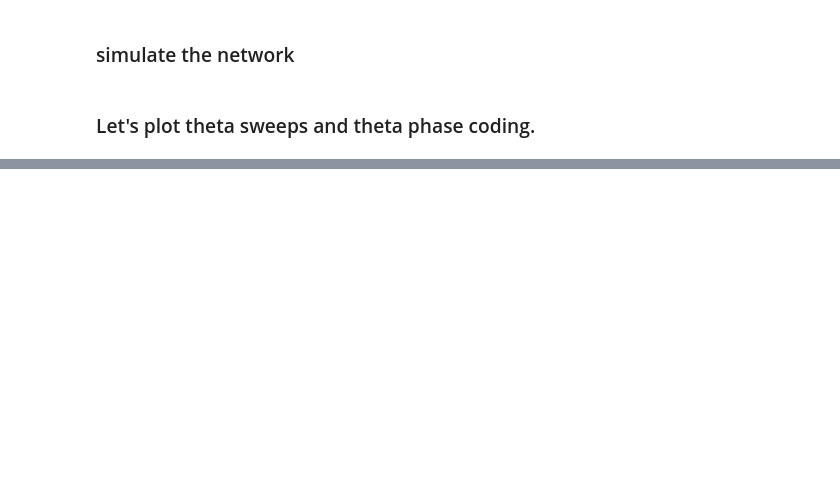
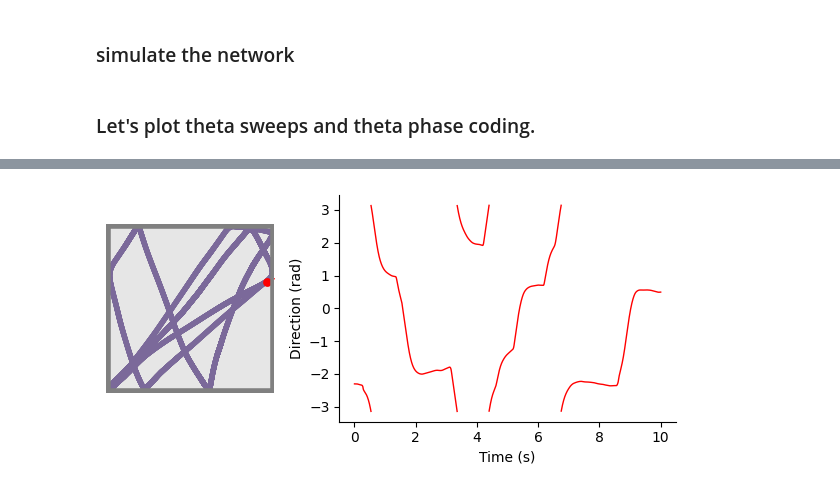
Before and after one commit to ZilongJi/ThetaSweepModelling, a Jupyter notebook: notebooks/thetasweep_HD.ipynb, the cells around one changed output, grey strips where cells are left out. Cells and saved outputs as stored; diff of their text form; code cells hidden in the pictures; blank space fills up the shorter version.

Commit message:
add directional sweeps

```diff
--- a/notebooks/thetasweep_HD.ipynb
+++ b/notebooks/thetasweep_HD.ipynb
@@ -305,0 +427,53 @@ plt.tight_layout()
+# %%
+np.random.seed(10) #for reproducibility
+
+Env = Environment(params={
+    # 'boundary':[[0,0.],[0,0.2],[5,0.],[5,0.2]],
+    "dimensionality": "2D",
+    "scale": 2,
+    "aspect": 1,
+    })
+
+#dt is 1 ms
+Ag = Agent(Env,params={'dt':0.001, 'speed_mean':2, 'speed_std':0.5, 'speed_coherence_time':0.8, 'rotational_velocity_std':30*np.pi/180})
+
+simulate_time = 10 #seconds
+
+Ag.pos = np.array([0.5,0.5]) #set initial position
+for i in tqdm(range(int( simulate_time / Ag.dt))):
+    Ag.update()
+
+#get the head direction
+direction_xy = Ag.history["head_direction"]
+direction_xy = np.array(direction_xy)
+
+#calculate the angle
+direction = np.arctan2(direction_xy[:,1], direction_xy[:,0])
+#calculate ang_velocity
+# unwrap to remove jumps at -pi/pi
+direction_unwrapped = np.unwrap(direction)
+ang_velocity = np.diff(direction_unwrapped) / Ag.dt
+ang_velocity = np.insert(ang_velocity, 0, 0)
+
+#plot
+fig, axs = plt.subplots(1,2,figsize=(6,3),dpi=100, width_ratios=[1,2])
+
+ax = axs[0]
+Ag.plot_trajectory(fig=fig, ax=ax, framerate=1000)
+
+ax = axs[1]
+# find the jump points where the difference between two adjacent points is greater than pi
+jumps = np.where(np.abs(np.diff(direction)) > np.pi)[0]
+# set the jump points to NaN for plotting
+direction_plot = direction.copy()
+direction_plot[jumps + 1] = np.nan
+time_steps = np.array(Ag.history["t"])
+ax.plot(time_steps, direction_plot, lw=1, color='red')
+ax.set_xlabel('Time (s)')
+ax.set_ylabel('Direction (rad)')
+
+sns.despine(ax=ax)
+
+plt.tight_layout()
+# %% [output]
+[figure, added]
```
Also changed, not shown: parts of 10 cells of this notebook, 3 other files.
